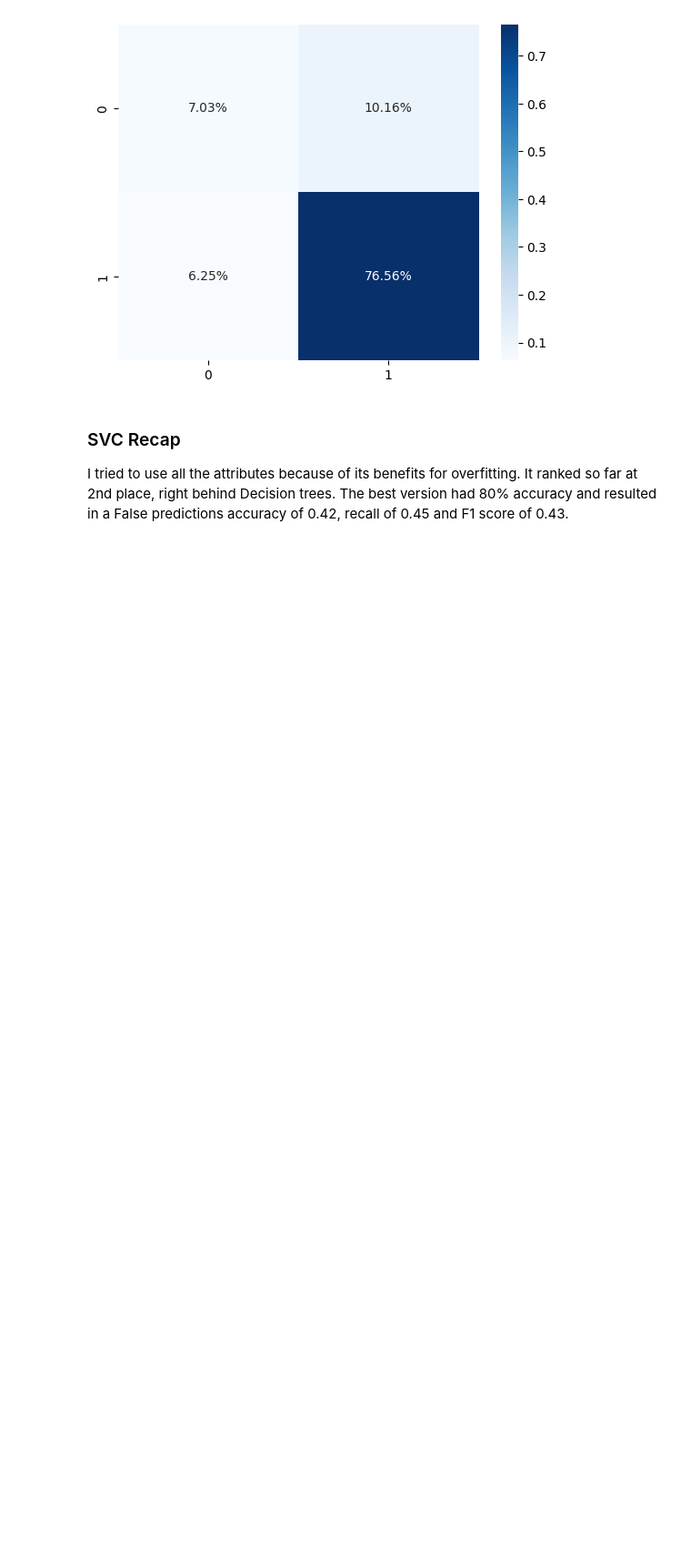
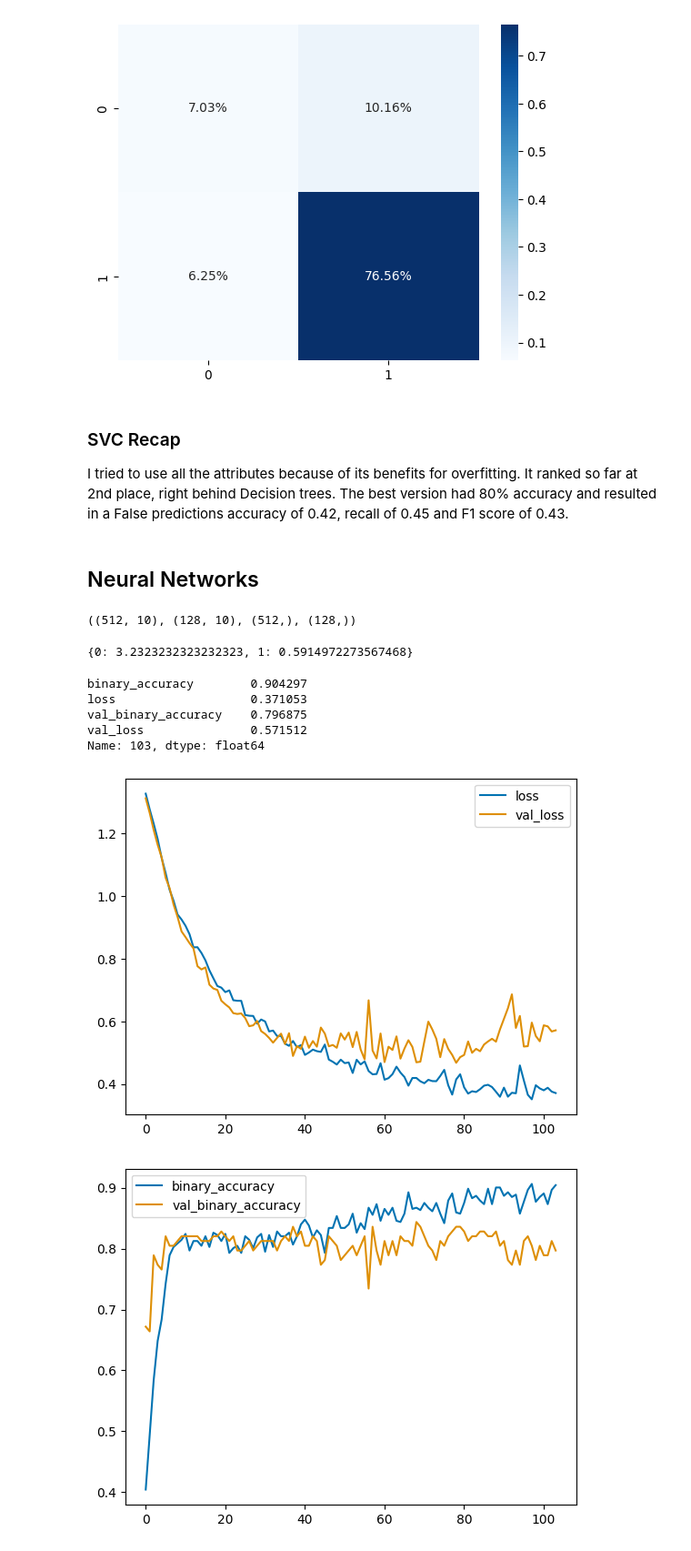
Before and after one commit to slunimara/analysis_student_performance, a Jupyter notebook: student_performance.ipynb, the cells around one changed output. Shown: that part at 91% size. Cells and saved outputs as stored; diff of their text form; code cells hidden in the pictures; blank space fills up the shorter version.

Commit message:
Modelling with neural networks

```diff
--- a/student_performance.ipynb
+++ b/student_performance.ipynb
@@ -659,3 +674,5 @@ weighted avg       0.82      0.84      0.83       128
 # %% [markdown]
 ### SVC Recap
 I tried to use all the attributes because of its benefits for overfitting. It ranked so far at 2nd place, right behind Decision trees. The best version had 80% accuracy and resulted in a False predictions accuracy of 0.42, recall of 0.45 and F1 score of 0.43.
+# %% [markdown]
+## Neural Networks
@@ -661,0 +684,72 @@ I tried to use all the attributes because of its benefits for overfitting. It ra
+# %%
+X = numerical_data.drop(columns=y_attributes)[['Fedu', 'guardian', 'famrel', 'freetime', 'goout', 'Dalc',
+       'Walc', 'health', 'absences', 'failed']]
+y = (numerical_data["G3"] >= 10).astype(int)
+
+scaler = StandardScaler()
+X_new = scaler.fit_transform(X)
+
+X_train, X_test, y_train, y_test = train_test_split(X_new, y, test_size=0.2, random_state=314)
+
+X_train.shape, X_test.shape, y_train.shape, y_test.shape
+# %% [output]
+((512, 10), (128, 10), (512,), (128,))
+# %%
+# Get weight for each class
+class_weight = compute_class_weight(
+    class_weight="balanced",
+    classes=np.unique(y),
+    y=y
+)
+
+class_weight = {0: class_weight[0], 1: class_weight[1]}
+class_weight
+# %% [output]
+{0: 3.2323232323232323, 1: 0.5914972273567468}
+# %%
+model = keras.Sequential([
+    layers.Input(shape=(X_train.shape[1], )),
+    layers.Dense(64, kernel_regularizer=regularizers.l2(0.001), activation="relu"),
+    layers.Dense(64, activation="relu"),
+    layers.Dropout(0.5),
+    layers.Dense(32, kernel_regularizer=regularizers.l2(0.01), activation="relu"),
+    layers.Dense(32, activation="relu"),
+    layers.Dropout(0.2),
+    layers.Dense(16, kernel_regularizer=regularizers.l2(0.01), activation="relu"),
+    layers.Dense(8, activation="relu"),
+    layers.Dense(1, activation="sigmoid")
+])
+
+opt = keras.optimizers.SGD(learning_rate=0.1, momentum=0.1)
+model.compile(
+	optimizer=opt,
+	loss="binary_crossentropy",
+    metrics=[
+        keras.metrics.BinaryAccuracy(name="binary_accuracy", threshold=0.5),
+    ]
+)
+
+trained = model.fit(
+    X_train, y_train,
+    validation_data=(X_test, y_test),
+    batch_size=32,
+    epochs=128,
+    class_weight = class_weight,
+    callbacks=[EarlyStopping(monitor="val_loss", patience=25, mode="min", restore_best_weights=True)],
+    verbose=False,
+)
+# %%
+history = pd.DataFrame(trained.history)
+history[['loss', 'val_loss']].plot()
+history[['binary_accuracy', 'val_binary_accuracy']].plot()
+
+# In the last epoch.
+history.iloc[-1]
+# %% [output]
+binary_accuracy        0.904297
+loss                   0.371053
+val_binary_accuracy    0.796875
+val_loss               0.571512
+Name: 103, dtype: float64
+[figure, added]
+[figure, added]
```
Also changed, not shown: parts of 11 cells of this notebook, 1 other file.
